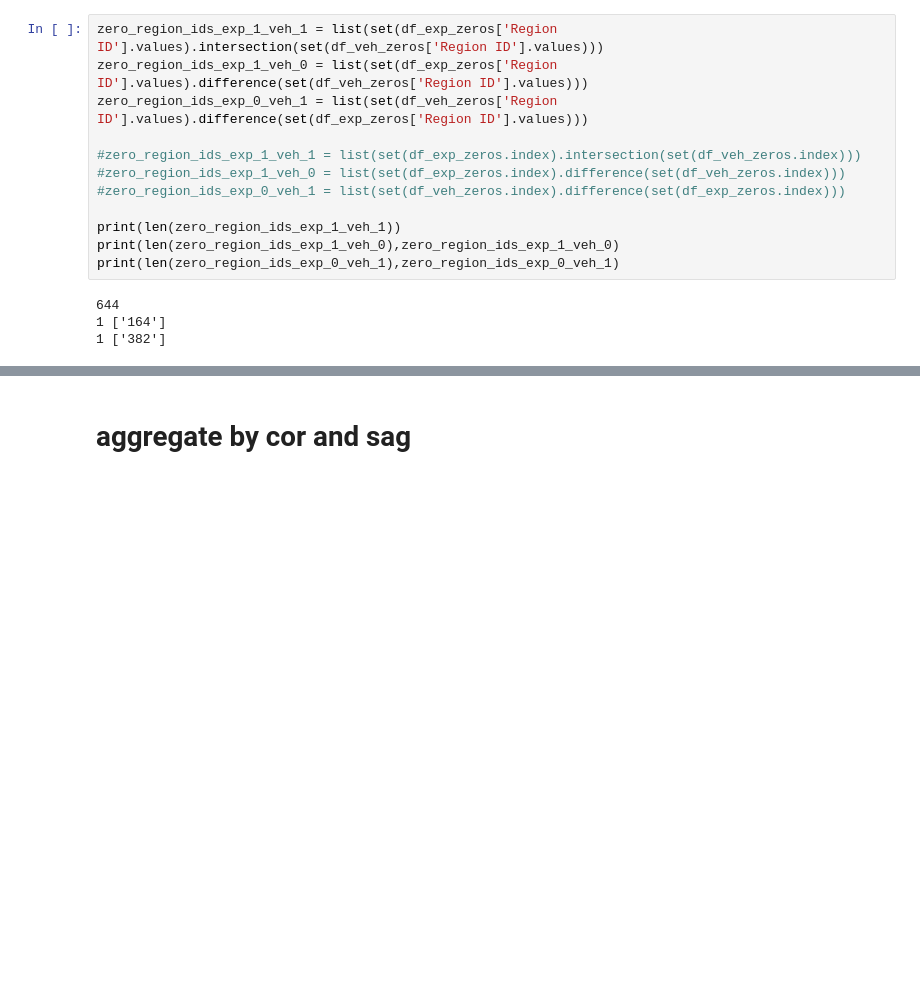
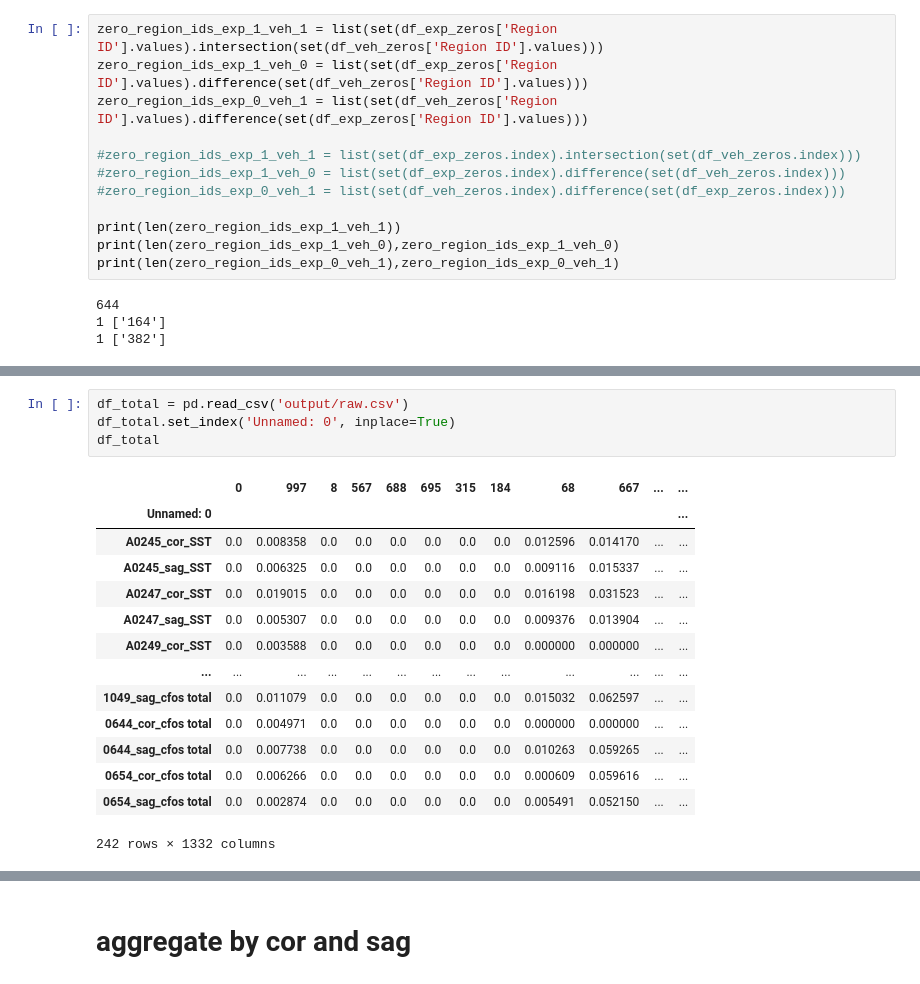
Before and after one commit to jhahncs/brain-slice-render, a Jupyter notebook: cfos/cfos_analysis.ipynb, the cells around one changed output, grey strips where cells are left out. Drawn from its saved outputs; the diff is of its cells as text; blank space fills up the shorter version.

```diff
--- a/cfos/cfos_analysis.ipynb
+++ b/cfos/cfos_analysis.ipynb
@@ -235,3 +555,22 @@ df_total
 | 0654_cor_cfos total | 0.0 | 0.006266 | 0.0 | 0.0 | 0.0 | 0.0 | 0.0 | 0.0 | 0.000609 | 0.059616 | ... | ... |
 | 0654_sag_cfos total | 0.0 | 0.002874 | 0.0 | 0.0 | 0.0 | 0.0 | 0.0 | 0.0 | 0.005491 | 0.052150 | ... | ... |
 242 rows × 1332 columns
+# %%
+df_total = pd.read_csv('output/raw.csv')
+df_total.set_index('Unnamed: 0', inplace=True)
+df_total
+# %% [output]
+|  | 0 | 997 | 8 | 567 | 688 | 695 | 315 | 184 | 68 | 667 | ... | ... |
+| Unnamed: 0 |  |  |  |  |  |  |  |  |  |  |  | ... |
+| A0245_cor_SST | 0.0 | 0.008358 | 0.0 | 0.0 | 0.0 | 0.0 | 0.0 | 0.0 | 0.012596 | 0.014170 | ... | ... |
+| A0245_sag_SST | 0.0 | 0.006325 | 0.0 | 0.0 | 0.0 | 0.0 | 0.0 | 0.0 | 0.009116 | 0.015337 | ... | ... |
+| A0247_cor_SST | 0.0 | 0.019015 | 0.0 | 0.0 | 0.0 | 0.0 | 0.0 | 0.0 | 0.016198 | 0.031523 | ... | ... |
+| A0247_sag_SST | 0.0 | 0.005307 | 0.0 | 0.0 | 0.0 | 0.0 | 0.0 | 0.0 | 0.009376 | 0.013904 | ... | ... |
+| A0249_cor_SST | 0.0 | 0.003588 | 0.0 | 0.0 | 0.0 | 0.0 | 0.0 | 0.0 | 0.000000 | 0.000000 | ... | ... |
+| ... | ... | ... | ... | ... | ... | ... | ... | ... | ... | ... | ... | ... |
+| 1049_sag_cfos total | 0.0 | 0.011079 | 0.0 | 0.0 | 0.0 | 0.0 | 0.0 | 0.0 | 0.015032 | 0.062597 | ... | ... |
+| 0644_cor_cfos total | 0.0 | 0.004971 | 0.0 | 0.0 | 0.0 | 0.0 | 0.0 | 0.0 | 0.000000 | 0.000000 | ... | ... |
+| 0644_sag_cfos total | 0.0 | 0.007738 | 0.0 | 0.0 | 0.0 | 0.0 | 0.0 | 0.0 | 0.010263 | 0.059265 | ... | ... |
+| 0654_cor_cfos total | 0.0 | 0.006266 | 0.0 | 0.0 | 0.0 | 0.0 | 0.0 | 0.0 | 0.000609 | 0.059616 | ... | ... |
+| 0654_sag_cfos total | 0.0 | 0.002874 | 0.0 | 0.0 | 0.0 | 0.0 | 0.0 | 0.0 | 0.005491 | 0.052150 | ... | ... |
+242 rows × 1332 columns
```
Also changed, not shown: parts of 48 cells of this notebook, 13 other files.
